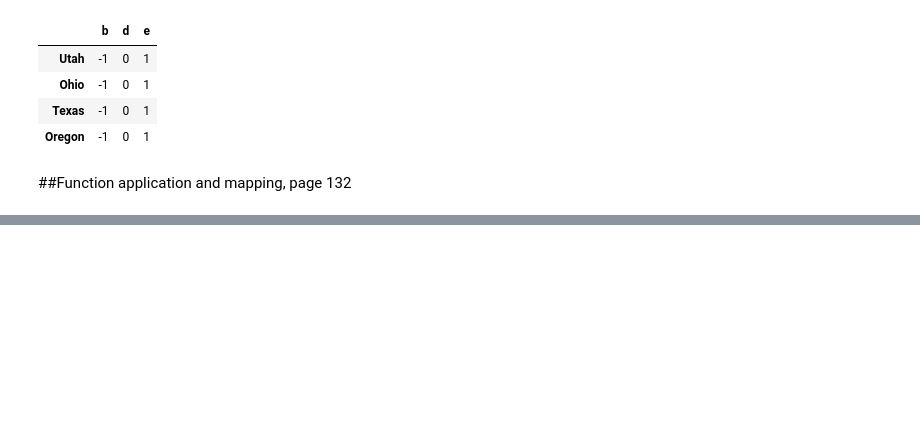
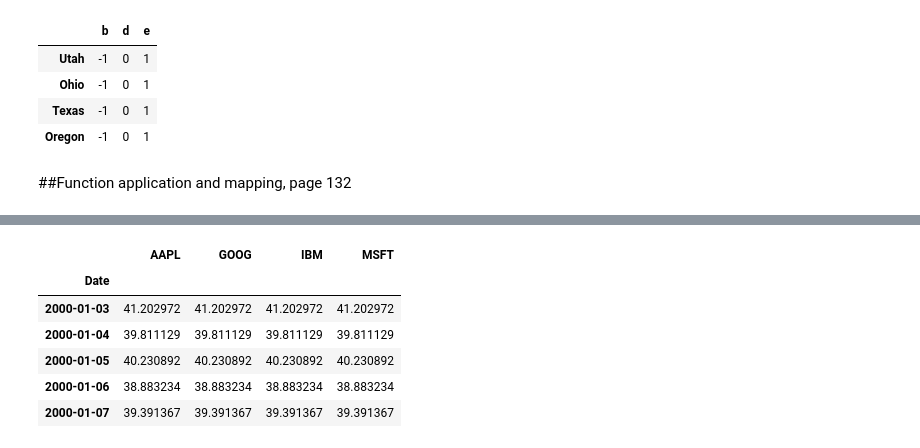
Before and after one commit to aenfield/random, a Jupyter notebook: PythonForDataAnalysisCh5.ipynb, the cells around one changed output, grey strips where cells are left out. Saved outputs shown, nothing was run; the diff lists cells and outputs as text; code cells hidden in the pictures; blank space fills up the shorter version.

```diff
--- a/PythonForDataAnalysisCh5.ipynb
+++ b/PythonForDataAnalysisCh5.ipynb
@@ -1023,0 +1513,9 @@ f.sub(s3, axis=0)
+# %%
+all_data = {}
+for ticker in ['AAPL','IBM','MSFT','GOOG']:
+    all_data[ticker] = web.get_data_yahoo('MSFT', '1/1/2000', '1/1/2010')
+
+price = DataFrame({tic: data['Adj Close']
+                   for tic, data in all_data.items()})
+volume = DataFrame({tic: data['Volume']
+                    for tic, data in all_data.items()})
@@ -1023,0 +1542,10 @@ f.sub(s3, axis=0)
+# %%
+price.head()
+# %% [output]
+|  | AAPL | GOOG | IBM | MSFT |
+| Date |  |  |  |  |
+| 2000-01-03 | 41.202972 | 41.202972 | 41.202972 | 41.202972 |
+| 2000-01-04 | 39.811129 | 39.811129 | 39.811129 | 39.811129 |
+| 2000-01-05 | 40.230892 | 40.230892 | 40.230892 | 40.230892 |
+| 2000-01-06 | 38.883234 | 38.883234 | 38.883234 | 38.883234 |
+| 2000-01-07 | 39.391367 | 39.391367 | 39.391367 | 39.391367 |
```
Also changed, not shown: parts of 98 cells of this notebook.
